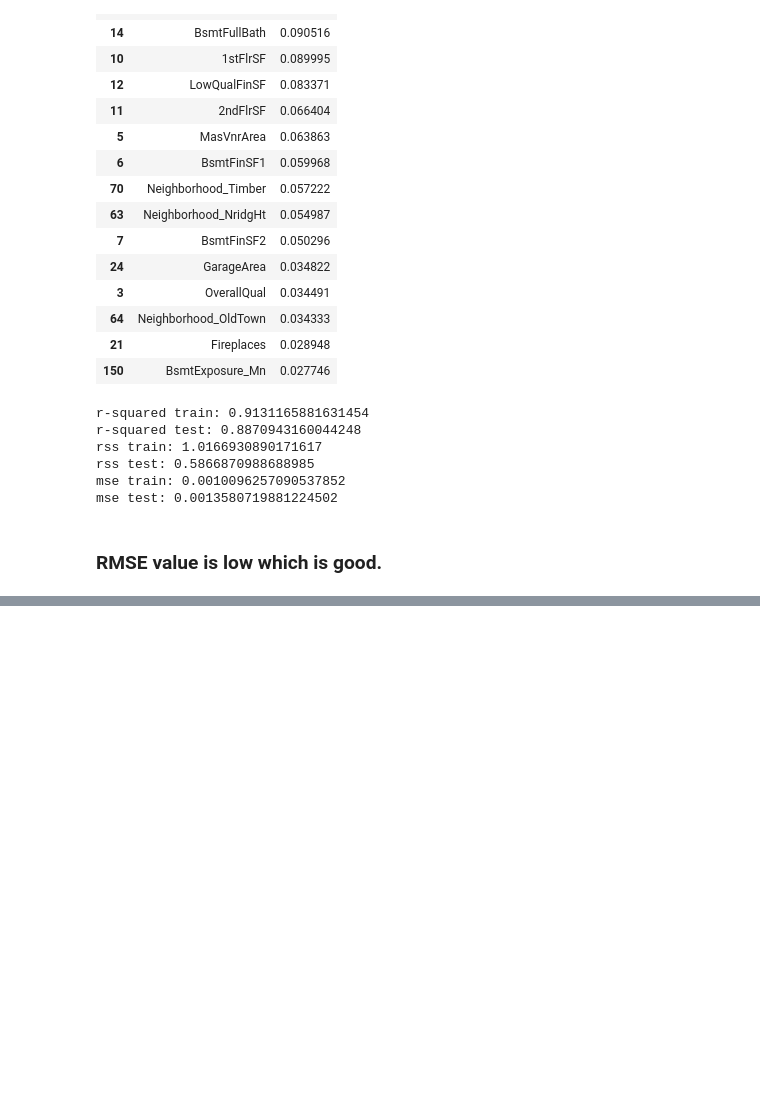
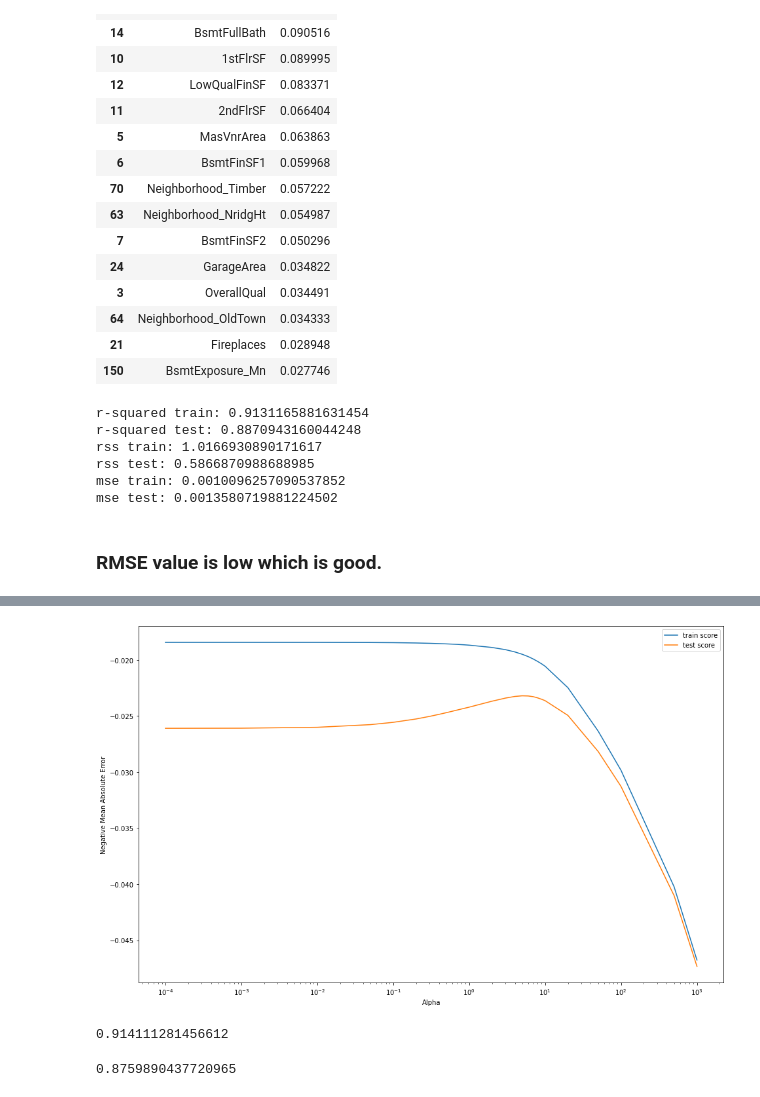
Before and after one commit to kc11381/Housing_Price_Prediction_Case_Study, a Jupyter notebook: house_price_prediction.ipynb, the cells around one changed output, grey strips where cells are left out. Drawn from its saved outputs; the diff is of its cells as text; code cells hidden in the pictures; blank space fills up the shorter version.

```diff
--- a/house_price_prediction.ipynb
+++ b/house_price_prediction.ipynb
@@ -759,0 +783,11 @@ mse test: 0.0013580719881224502
+# %%
+# Ridge object
+ridge = Ridge()
+model_cv = GridSearchCV(estimator = ridge,
+                        param_grid = params,
+                        scoring= 'neg_mean_absolute_error',
+                        cv = 5,
+                        return_train_score=True,
+                        verbose = 1)
+
+model_cv.fit(X_train, y_train)
@@ -759,0 +816,4 @@ mse test: 0.0013580719881224502
+# %%
+cv_ridge_df = pd.DataFrame(model_cv.cv_results_)
+cv_ridge_df['param_alpha'] = cv_lasso_df['param_alpha'].astype('float32')
+cv_ridge_df.head()
@@ -759,0 +828,25 @@ mse test: 0.0013580719881224502
+# %%
+# Lets plot
+plt.figure(figsize=(16,10))
+plt.plot(cv_ridge_df['param_alpha'],cv_ridge_df['mean_train_score'])
+plt.plot(cv_ridge_df['param_alpha'],cv_ridge_df['mean_test_score'])
+plt.xscale('log')
+plt.ylabel('Negative Mean Absolute Error')
+plt.xlabel('Alpha')
+plt.legend(['train score', 'test score'], loc='upper right')
+plt.show()
+# %% [output]
+[figure, added]
+# %%
+# Lets do prediction for test data and train data
+# train data
+y_train_pred = ridge.predict(X_train)
+metrics.r2_score(y_true=y_train, y_pred=y_train_pred)
+# %% [output]
+0.914111281456612
+# %%
+# Prediction for test data
+y_pred_test = ridge.predict(X_test)
+metrics.r2_score(y_test, y_pred_test)
+# %% [output]
+0.8759890437720965
```
Also changed, not shown: parts of 24 cells of this notebook.
